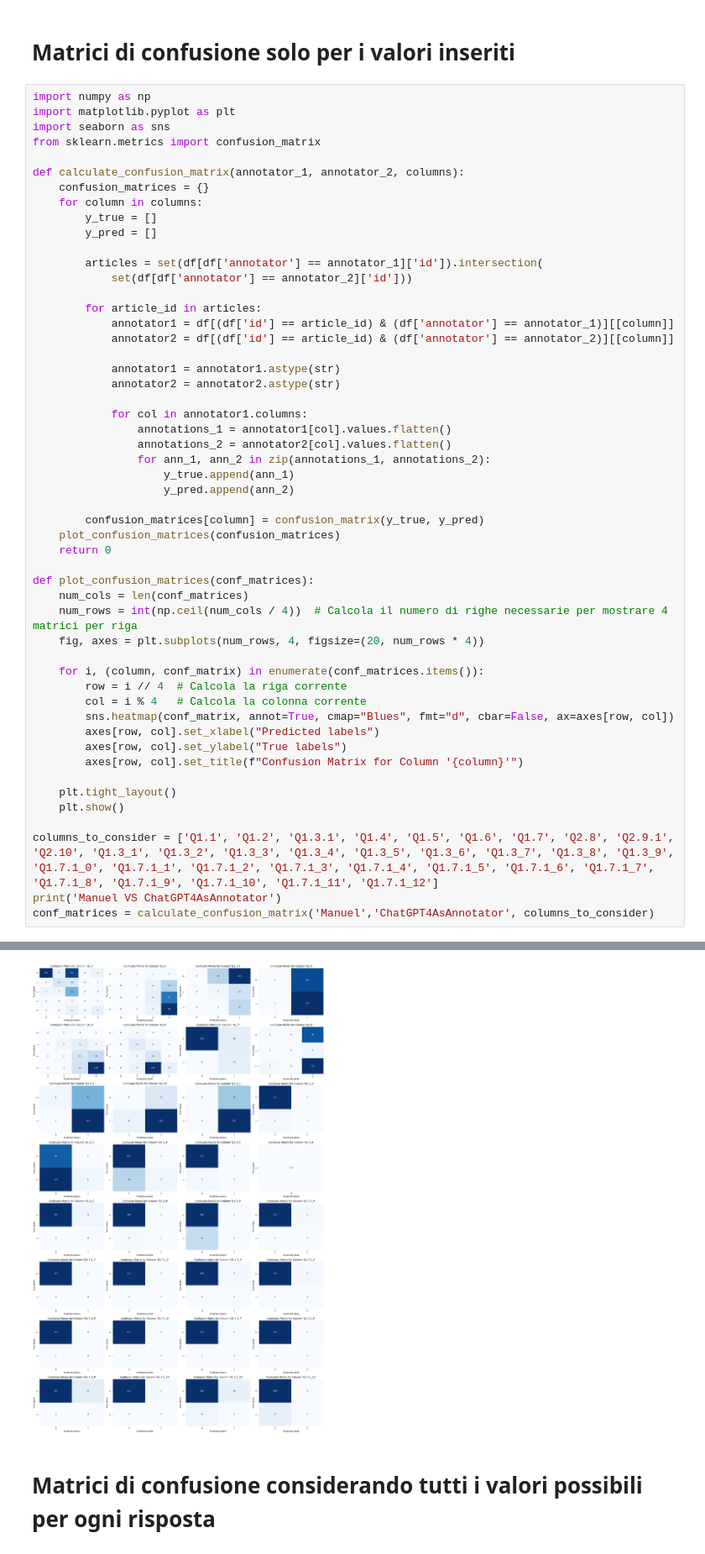
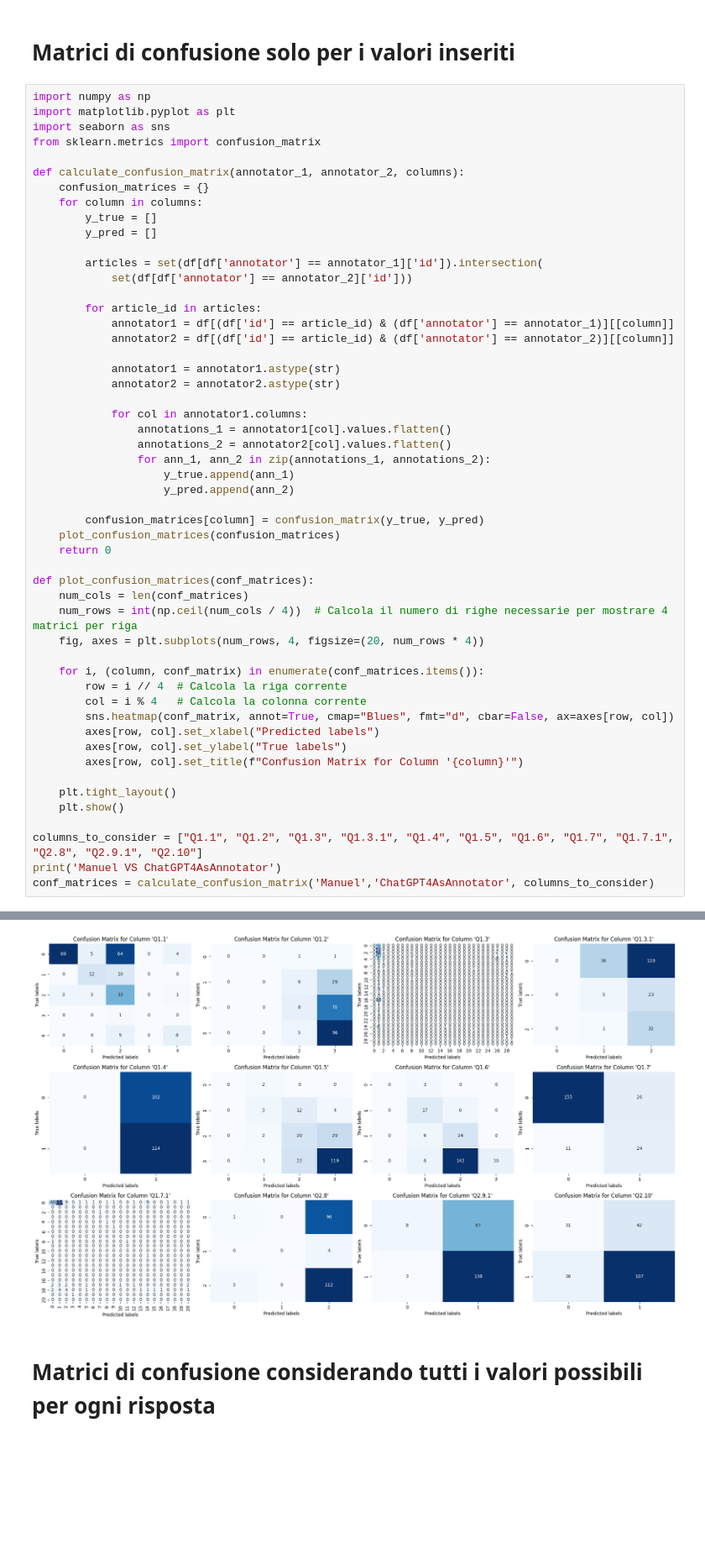
Before and after one commit to bianchi-john/ChatGPTAsAnnotator, a Jupyter notebook: Code/Comparison.ipynb, the cells around one changed output, grey strips where cells are left out. Shown at 84% size. Drawn from its saved outputs; the diff is of its cells as text; blank space fills up the shorter version.

```diff
--- a/Code/Comparison.ipynb
+++ b/Code/Comparison.ipynb
@@ -317,35 +294,35 @@ def calculate_confusion_matrix(annotator_1, annotator_2, columns):
                 annotations_1 = annotator1[col].values.flatten()
                 annotations_2 = annotator2[col].values.flatten()
                 for ann_1, ann_2 in zip(annotations_1, annotations_2):
                     y_true.append(ann_1)
                     y_pred.append(ann_2)
 
         confusion_matrices[column] = confusion_matrix(y_true, y_pred)
     plot_confusion_matrices(confusion_matrices)
     return 0
 
 def plot_confusion_matrices(conf_matrices):
     num_cols = len(conf_matrices)
     num_rows = int(np.ceil(num_cols / 4))  # Calcola il numero di righe necessarie per mostrare 4 matrici per riga
     fig, axes = plt.subplots(num_rows, 4, figsize=(20, num_rows * 4))
 
     for i, (column, conf_matrix) in enumerate(conf_matrices.items()):
         row = i // 4  # Calcola la riga corrente
         col = i % 4   # Calcola la colonna corrente
         sns.heatmap(conf_matrix, annot=True, cmap="Blues", fmt="d", cbar=False, ax=axes[row, col])
         axes[row, col].set_xlabel("Predicted labels")
         axes[row, col].set_ylabel("True labels")
         axes[row, col].set_title(f"Confusion Matrix for Column '{column}'")
 
     plt.tight_layout()
     plt.show()
 
-columns_to_consider = ['Q1.1', 'Q1.2', 'Q1.3.1', 'Q1.4', 'Q1.5', 'Q1.6', 'Q1.7', 'Q2.8', 'Q2.9.1', 'Q2.10', 'Q1.3_1', 'Q1.3_2', 'Q1.3_3', 'Q1.3_4', 'Q1.3_5', 'Q1.3_6', 'Q1.3_7', 'Q1.3_8', 'Q1.3_9', 'Q1.7.1_0', 'Q1.7.1_1', 'Q1.7.1_2', 'Q1.7.1_3', 'Q1.7.1_4', 'Q1.7.1_5', 'Q1.7.1_6', 'Q1.7.1_7', 'Q1.7.1_8', 'Q1.7.1_9', 'Q1.7.1_10', 'Q1.7.1_11', 'Q1.7.1_12']
+columns_to_consider = ["Q1.1", "Q1.2", "Q1.3", "Q1.3.1", "Q1.4", "Q1.5", "Q1.6", "Q1.7", "Q1.7.1", "Q2.8", "Q2.9.1", "Q2.10"]
 print('Manuel VS ChatGPT4AsAnnotator')
 conf_matrices = calculate_confusion_matrix('Manuel','ChatGPT4AsAnnotator', columns_to_consider)
 # %% [output]
 Manuel VS ChatGPT4AsAnnotator
-[figure, old version]
+[figure, new version]
 # %% [markdown]
 # Matrici di confusione considerando tutti i valori possibili per ogni risposta
 # %%
```
Also changed, not shown: parts of 7 cells of this notebook, 8 other files.
